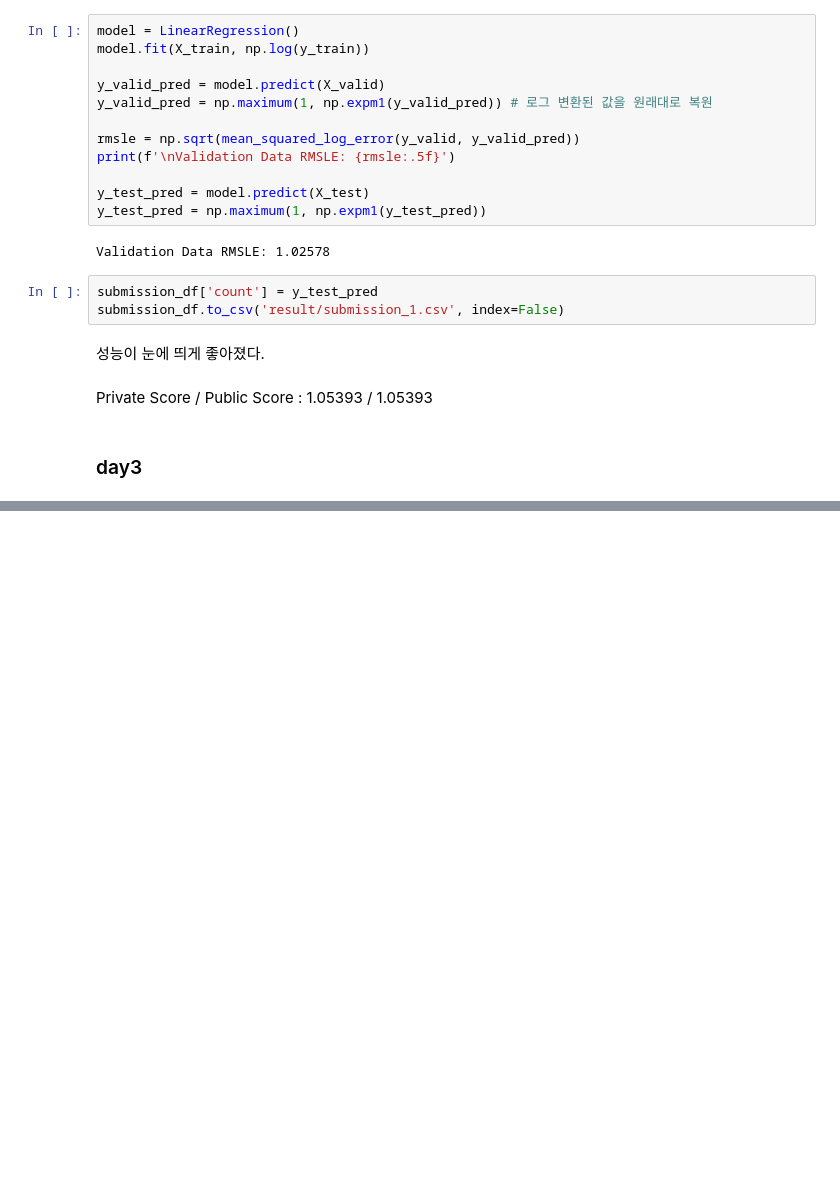
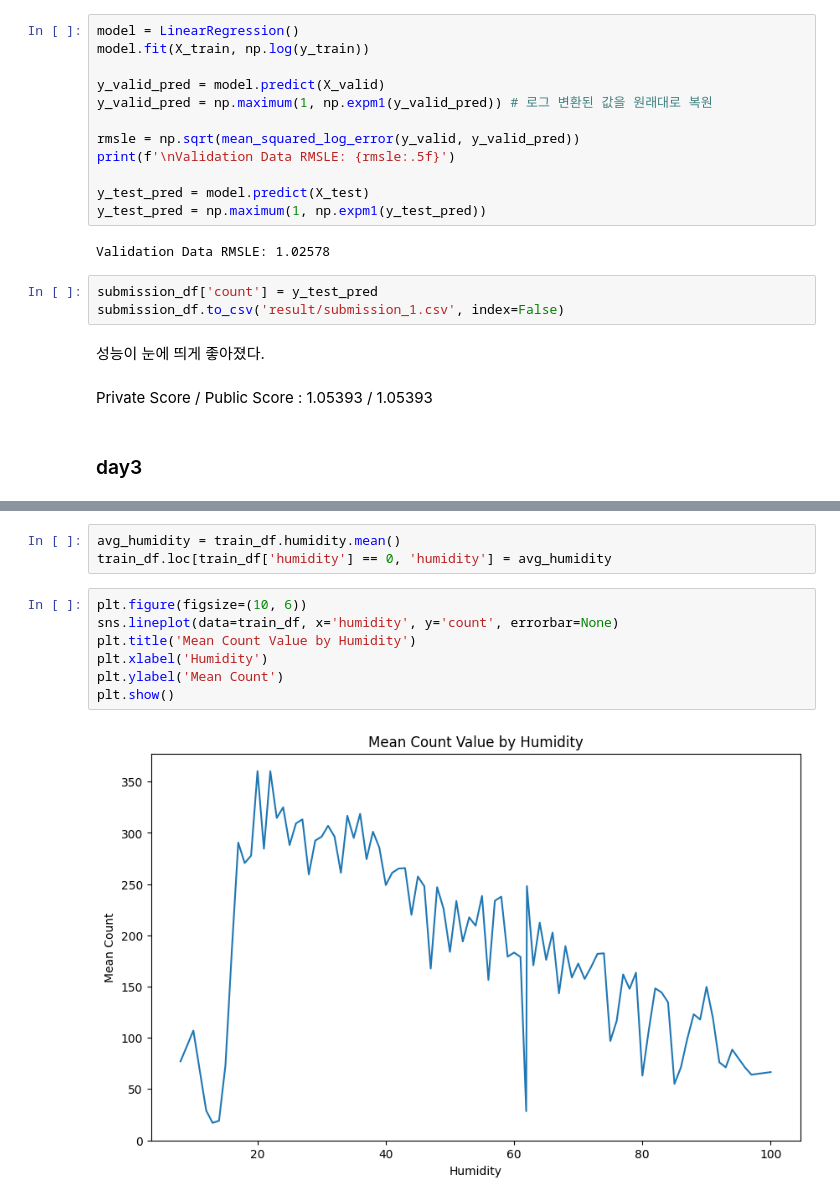
Before and after one commit to devwoo41/50Day_MLProjects, a Jupyter notebook: day2&3_bike/Train.ipynb, the cells around one changed output, grey strips where cells are left out. Cells and saved outputs as stored; diff of their text form; blank space fills up the shorter version.

```diff
--- a/day2&3_bike/Train.ipynb
+++ b/day2&3_bike/Train.ipynb
@@ -416,0 +481,12 @@ Private Score / Public Score : 1.05393 / 1.05393
+# %%
+avg_humidity = train_df.humidity.mean()
+train_df.loc[train_df['humidity'] == 0, 'humidity'] = avg_humidity
+# %%
+plt.figure(figsize=(10, 6))
+sns.lineplot(data=train_df, x='humidity', y='count', errorbar=None)
+plt.title('Mean Count Value by Humidity')
+plt.xlabel('Humidity')
+plt.ylabel('Mean Count')
+plt.show()
+# %% [output]
+[figure, added]
```
Also changed, not shown: parts of 27 cells of this notebook, 3 other files.
